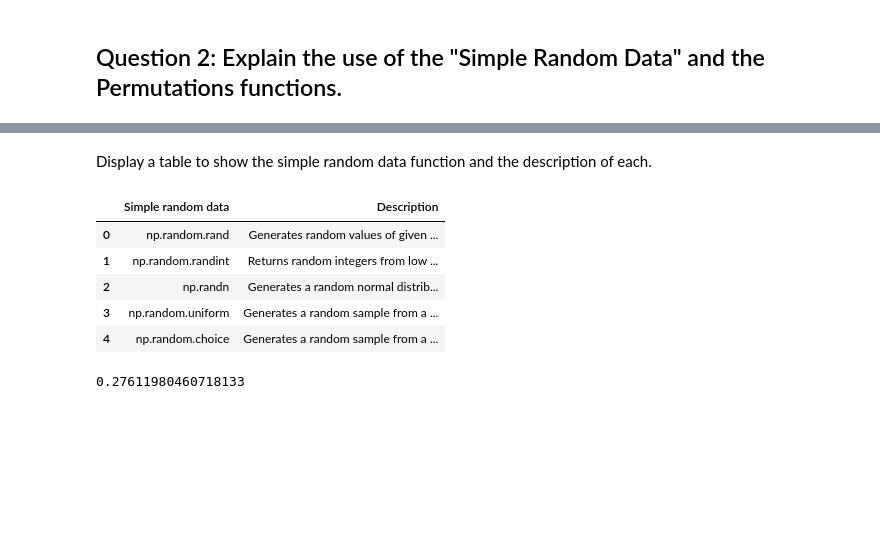
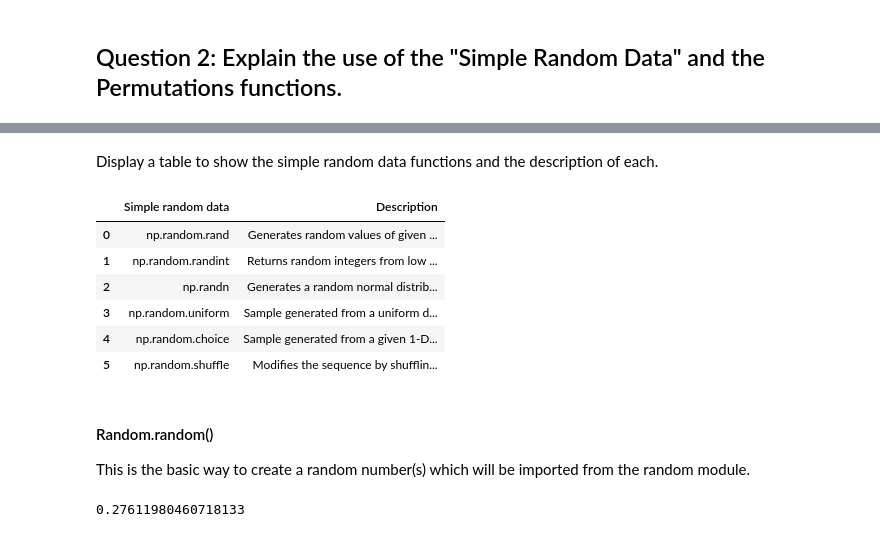
Before and after one commit to shakti230/numpy-random, a Jupyter notebook: numpy-random.ipynb, the cells around one changed output, grey strips where cells are left out. Cells and saved outputs as stored; diff of their text form; code cells hidden in the pictures; blank space fills up the shorter version.

```diff
--- a/numpy-random.ipynb
+++ b/numpy-random.ipynb
@@ -37,22 +39,27 @@ One of NumPy’s very important goals is compatibility, which tries to retain al
 # %% [markdown]
-Display a table to show the simple random data function and the description of each.
+Display a table to show the simple random data functions and the description of each.
 # %%
 import pandas as pd
-data = [['np.random.rand', 'Generates random values of given shape'],
-        ['np.random.randint' , 'Returns random integers from low (inclusive) to high (exclusive).'],
-        ['np.randn' , 'Generates a random normal distribution.' ],
-        ['np.random.uniform' , 'Generates a random sample from a uniform distribution.' ],
-       ['np.random.choice ','Generates a random sample from a given 1-D array']]
+data = [['np.random.rand','Generates random values of given shape.'],
+        ['np.random.randint','Returns random integers from low to high.'],
+        ['np.randn','Generates a random normal distribution.' ],
+        ['np.random.uniform','Sample generated from a uniform distribution.' ],
+        ['np.random.choice','Sample generated from a given 1-D array.'],
+       ['np.random.shuffle', 'Modifies the sequence by shuffling its contents.']]
 pd.DataFrame(data, columns=["Simple random data", "Description"])
 # %% [output]
 |  | Simple random data | Description |
 | 0 | np.random.rand | Generates random values of given ... |
 | 1 | np.random.randint | Returns random integers from low ... |
 | 2 | np.randn | Generates a random normal distrib... |
-| 3 | np.random.uniform | Generates a random sample from a ... |
-| 4 | np.random.choice | Generates a random sample from a ... |
+| 3 | np.random.uniform | Sample generated from a uniform d... |
+| 4 | np.random.choice | Sample generated from a given 1-D... |
+| 5 | np.random.shuffle | Modifies the sequence by shufflin... |
 # %%
 # Import the numpy package
 import numpy as np
+# %% [markdown]
+#### Random.random()
+This is the basic way to create a random number(s) which will be imported from the random module.
 # %%
 # Use the random function in numpy (  # Random float:  0.0 <= x < 1.0)
```
Also changed, not shown: parts of 39 cells of this notebook.
